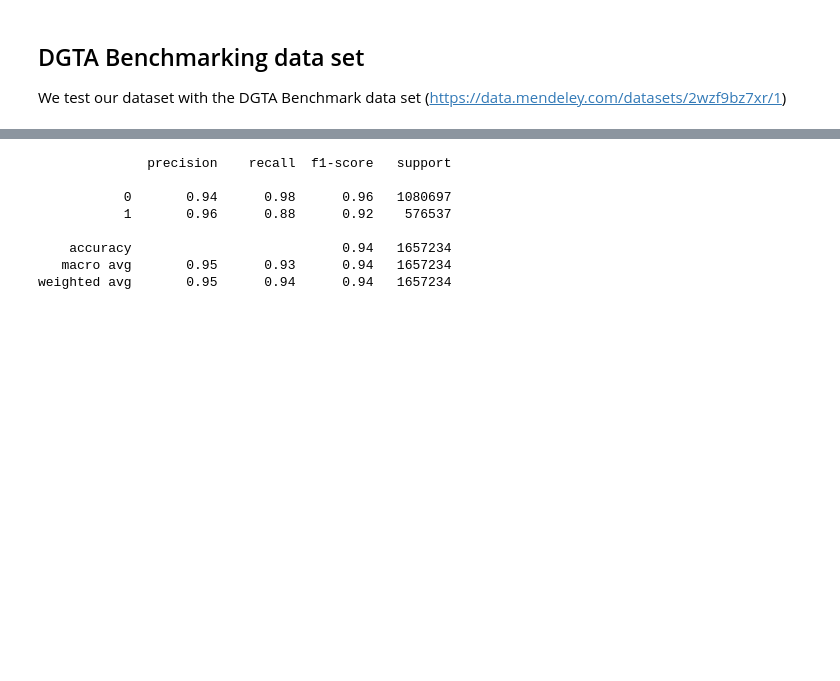
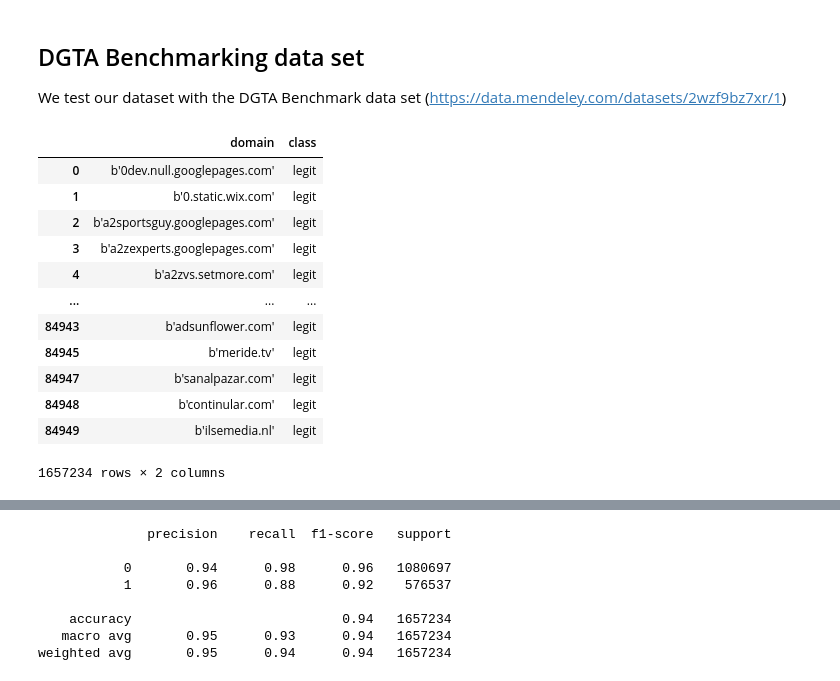
Before and after one commit to stefanDeveloper/heiDGAF, a Jupyter notebook: example/DGA_dgta_EDA.ipynb, the cells around one changed output, grey strips where cells are left out. Saved outputs shown, nothing was run; the diff lists cells and outputs as text; code cells hidden in the pictures; blank space fills up the shorter version.

```diff
--- a/example/DGA_dgta_EDA.ipynb
+++ b/example/DGA_dgta_EDA.ipynb
@@ -20,4 +19,21 @@ import matplotlib.pyplot as plt
 ## DGTA Benchmarking data set
 
 We test our dataset with the DGTA Benchmark data set (https://data.mendeley.com/datasets/2wzf9bz7xr/1)
+# %%
+pd_dgta = pd.read_parquet("../data/dgta-benchmark.parquet")
+pd_dgta
+# %% [output]
+|  | domain | class |
+| 0 | b'0dev.null.googlepages.com' | legit |
+| 1 | b'0.static.wix.com' | legit |
+| 2 | b'a2sportsguy.googlepages.com' | legit |
+| 3 | b'a2zexperts.googlepages.com' | legit |
+| 4 | b'a2zvs.setmore.com' | legit |
+| ... | ... | ... |
+| 84943 | b'adsunflower.com' | legit |
+| 84945 | b'meride.tv' | legit |
+| 84947 | b'sanalpazar.com' | legit |
+| 84948 | b'continular.com' | legit |
+| 84949 | b'ilsemedia.nl' | legit |
+1657234 rows × 2 columns
 # %%
```
Also changed, not shown: parts of 12 cells of this notebook, 8 other files.
